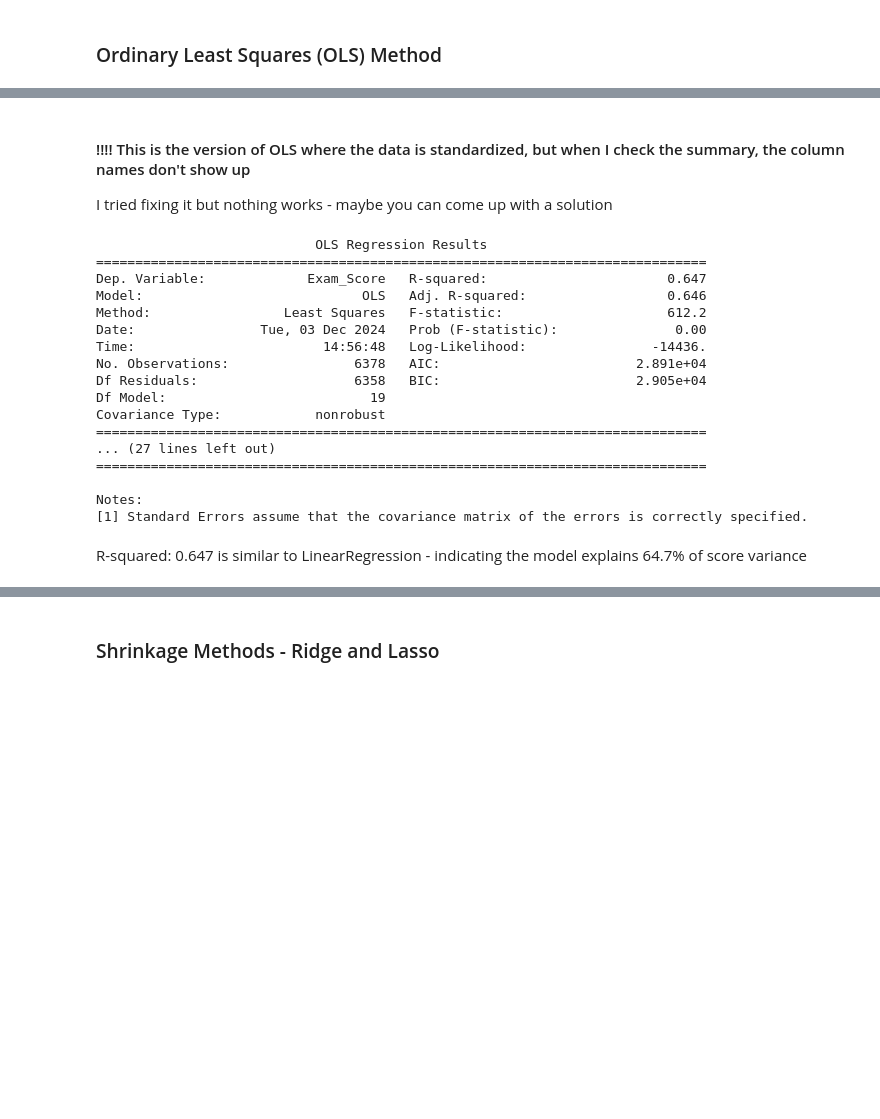
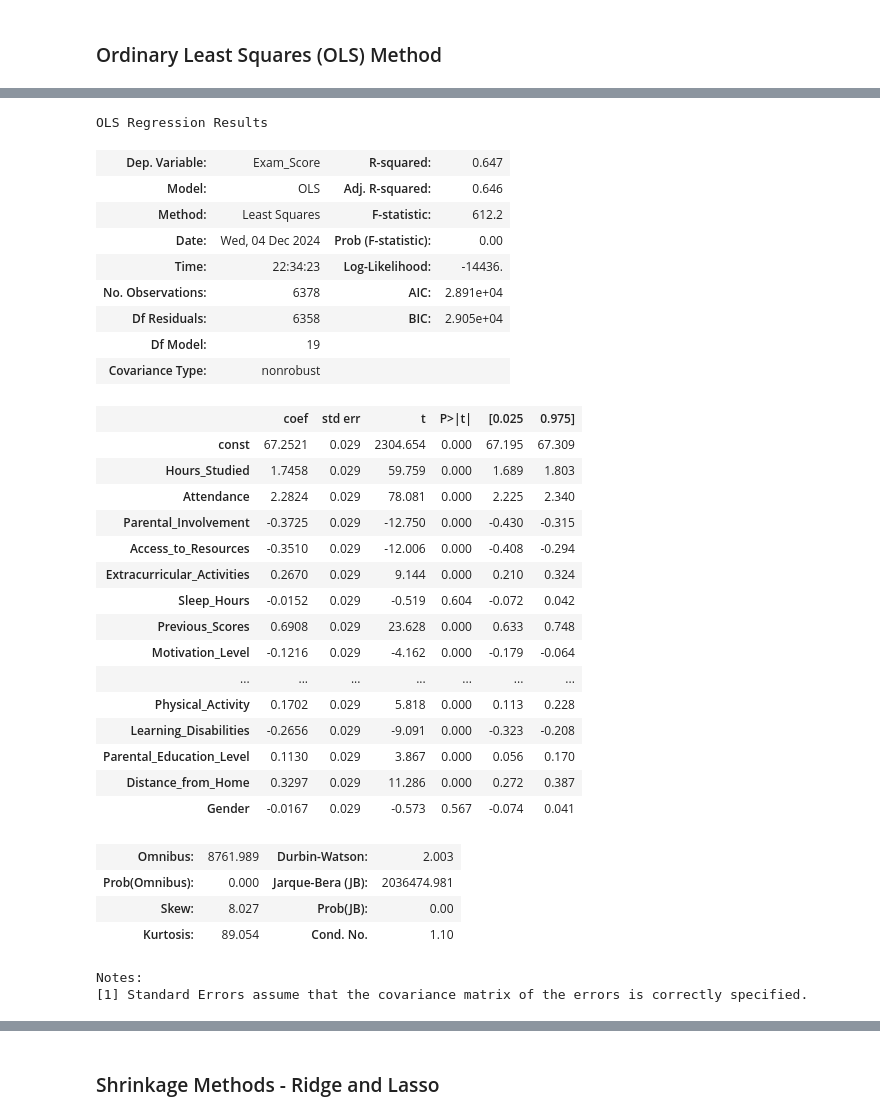
Before and after one commit to Louise726/DS-ML, a Jupyter notebook: DSML_Project.ipynb, the cells around one changed output, grey strips where cells are left out. Drawn from its saved outputs; the diff is of its cells as text; code cells hidden in the pictures; blank space fills up the shorter version.

Commit message:
ols method

```diff
--- a/DSML_Project.ipynb
+++ b/DSML_Project.ipynb
@@ -529,35 +376,46 @@ strong multicollinearity or other numerical problems.
-# %% [markdown]
-#### !!!! This is the version of OLS where the data is standardized, but when I check the summary, the column names don't show up
-I tried fixing it but nothing works - maybe you can come up with a solution
 # %%
 y = data['Exam_Score']
 X = data.drop(columns=['Exam_Score'])
 
-# Standardize the features
+# Standardizing the features
 scaler = StandardScaler()
 X_scaled = scaler.fit_transform(X)
 
+X_scaled_df = pd.DataFrame(X_scaled, columns=X.columns, index=X.index)
+X_with_intercept = sm.add_constant(X_scaled_df)
 
-X_with_intercept = sm.add_constant(X_scaled)
 model_all = sm.OLS(y, X_with_intercept).fit()
-print(model_all.summary())
+model_all.summary()
 # %% [output]
-                            OLS Regression Results
-==============================================================================
-Dep. Variable:             Exam_Score   R-squared:                       0.647
-Model:                            OLS   Adj. R-squared:                  0.646
-Method:                 Least Squares   F-statistic:                     612.2
-Date:                Tue, 03 Dec 2024   Prob (F-statistic):               0.00
-Time:                        14:56:48   Log-Likelihood:                -14436.
-No. Observations:                6378   AIC:                         2.891e+04
-Df Residuals:                    6358   BIC:                         2.905e+04
-Df Model:                          19
-Covariance Type:            nonrobust
-==============================================================================
-... (27 lines left out)
-==============================================================================
-
-Notes:
-[1] Standard Errors assume that the covariance matrix of the errors is correctly specified.
+OLS Regression Results
+| Dep. Variable: | Exam_Score | R-squared: | 0.647 |
+| Model: | OLS | Adj. R-squared: | 0.646 |
+| Method: | Least Squares | F-statistic: | 612.2 |
+| Date: | Wed, 04 Dec 2024 | Prob (F-statistic): | 0.00 |
+| Time: | 22:34:23 | Log-Likelihood: | -14436. |
+| No. Observations: | 6378 | AIC: | 2.891e+04 |
+| Df Residuals: | 6358 | BIC: | 2.905e+04 |
+| Df Model: | 19 |  |  |
+| Covariance Type: | nonrobust |  |  |
+|  | coef | std err | t | P>|t| | [0.025 | 0.975] |
+| const | 67.2521 | 0.029 | 2304.654 | 0.000 | 67.195 | 67.309 |
+| Hours_Studied | 1.7458 | 0.029 | 59.759 | 0.000 | 1.689 | 1.803 |
+| Attendance | 2.2824 | 0.029 | 78.081 | 0.000 | 2.225 | 2.340 |
+| Parental_Involvement | -0.3725 | 0.029 | -12.750 | 0.000 | -0.430 | -0.315 |
+| Access_to_Resources | -0.3510 | 0.029 | -12.006 | 0.000 | -0.408 | -0.294 |
+| Extracurricular_Activities | 0.2670 | 0.029 | 9.144 | 0.000 | 0.210 | 0.324 |
+| Sleep_Hours | -0.0152 | 0.029 | -0.519 | 0.604 | -0.072 | 0.042 |
+| Previous_Scores | 0.6908 | 0.029 | 23.628 | 0.000 | 0.633 | 0.748 |
+| Motivation_Level | -0.1216 | 0.029 | -4.162 | 0.000 | -0.179 | -0.064 |
+| ... | ... | ... | ... | ... | ... | ... |
+| Physical_Activity | 0.1702 | 0.029 | 5.818 | 0.000 | 0.113 | 0.228 |
+| Learning_Disabilities | -0.2656 | 0.029 | -9.091 | 0.000 | -0.323 | -0.208 |
+| Parental_Education_Level | 0.1130 | 0.029 | 3.867 | 0.000 | 0.056 | 0.170 |
+| Distance_from_Home | 0.3297 | 0.029 | 11.286 | 0.000 | 0.272 | 0.387 |
+| Gender | -0.0167 | 0.029 | -0.573 | 0.567 | -0.074 | 0.041 |
+| Omnibus: | 8761.989 | Durbin-Watson: | 2.003 |
+| Prob(Omnibus): | 0.000 | Jarque-Bera (JB): | 2036474.981 |
+| Skew: | 8.027 | Prob(JB): | 0.00 |
+| Kurtosis: | 89.054 | Cond. No. | 1.10 |
+Notes:
+[1] Standard Errors assume that the covariance matrix of the errors is correctly specified.
-# %% [markdown]
-R-squared: 0.647 is similar to LinearRegression -  indicating the model explains 64.7% of score variance
```
Also changed, not shown: parts of 23 cells of this notebook.
